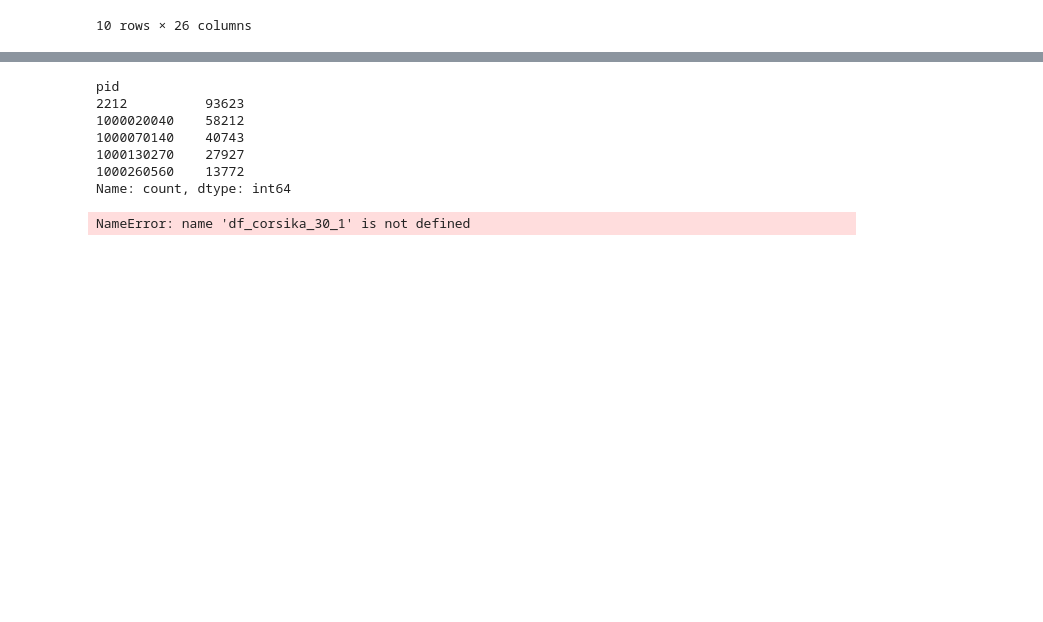
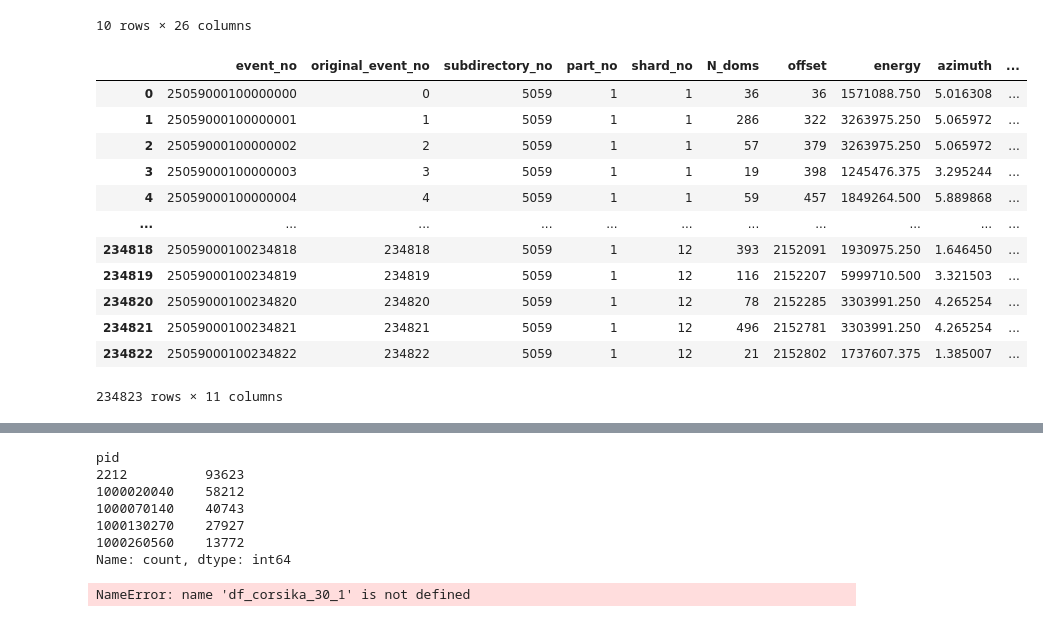
Before and after one commit to KUcyans/PMTfication, a Jupyter notebook: PMTficationVerify.ipynb, the cells around one changed output, grey strips where cells are left out. Cells and saved outputs as stored; diff of their text form; code cells hidden in the pictures; blank space fills up the shorter version.

```diff
--- a/PMTficationVerify.ipynb
+++ b/PMTficationVerify.ipynb
@@ -536,6 +577,22 @@ df_corsika_50_1_1 = convertParquetToDF(dir_corsika_50_pmtfied_1 + "PMTfied_1.par
 df_corsika_50_2_truth = convertParquetToDF(dir_corsika_50_pmtfied + "truth_2.parquet")
 df_corsika_50_2_1 = convertParquetToDF(dir_corsika_50_pmtfied_2 + "PMTfied_1.parquet")
 # 5 sec
+# %%
+df_corsika_50_1_truth
+# %% [output]
+|  | event_no | original_event_no | subdirectory_no | part_no | shard_no | N_doms | offset | energy | azimuth | ... |
+| 0 | 25059000100000000 | 0 | 5059 | 1 | 1 | 36 | 36 | 1571088.750 | 5.016308 | ... |
+| 1 | 25059000100000001 | 1 | 5059 | 1 | 1 | 286 | 322 | 3263975.250 | 5.065972 | ... |
+| 2 | 25059000100000002 | 2 | 5059 | 1 | 1 | 57 | 379 | 3263975.250 | 5.065972 | ... |
+| 3 | 25059000100000003 | 3 | 5059 | 1 | 1 | 19 | 398 | 1245476.375 | 3.295244 | ... |
+| 4 | 25059000100000004 | 4 | 5059 | 1 | 1 | 59 | 457 | 1849264.500 | 5.889868 | ... |
+| ... | ... | ... | ... | ... | ... | ... | ... | ... | ... | ... |
+| 234818 | 25059000100234818 | 234818 | 5059 | 1 | 12 | 393 | 2152091 | 1930975.250 | 1.646450 | ... |
+| 234819 | 25059000100234819 | 234819 | 5059 | 1 | 12 | 116 | 2152207 | 5999710.500 | 3.321503 | ... |
+| 234820 | 25059000100234820 | 234820 | 5059 | 1 | 12 | 78 | 2152285 | 3303991.250 | 4.265254 | ... |
+| 234821 | 25059000100234821 | 234821 | 5059 | 1 | 12 | 496 | 2152781 | 3303991.250 | 4.265254 | ... |
+| 234822 | 25059000100234822 | 234822 | 5059 | 1 | 12 | 21 | 2152802 | 1737607.375 | 1.385007 | ... |
+234823 rows × 11 columns
 # %%
 df_corsika_40_1_1
 # %% [output]
```
Also changed, not shown: parts of 13 cells of this notebook, 59 other files.
